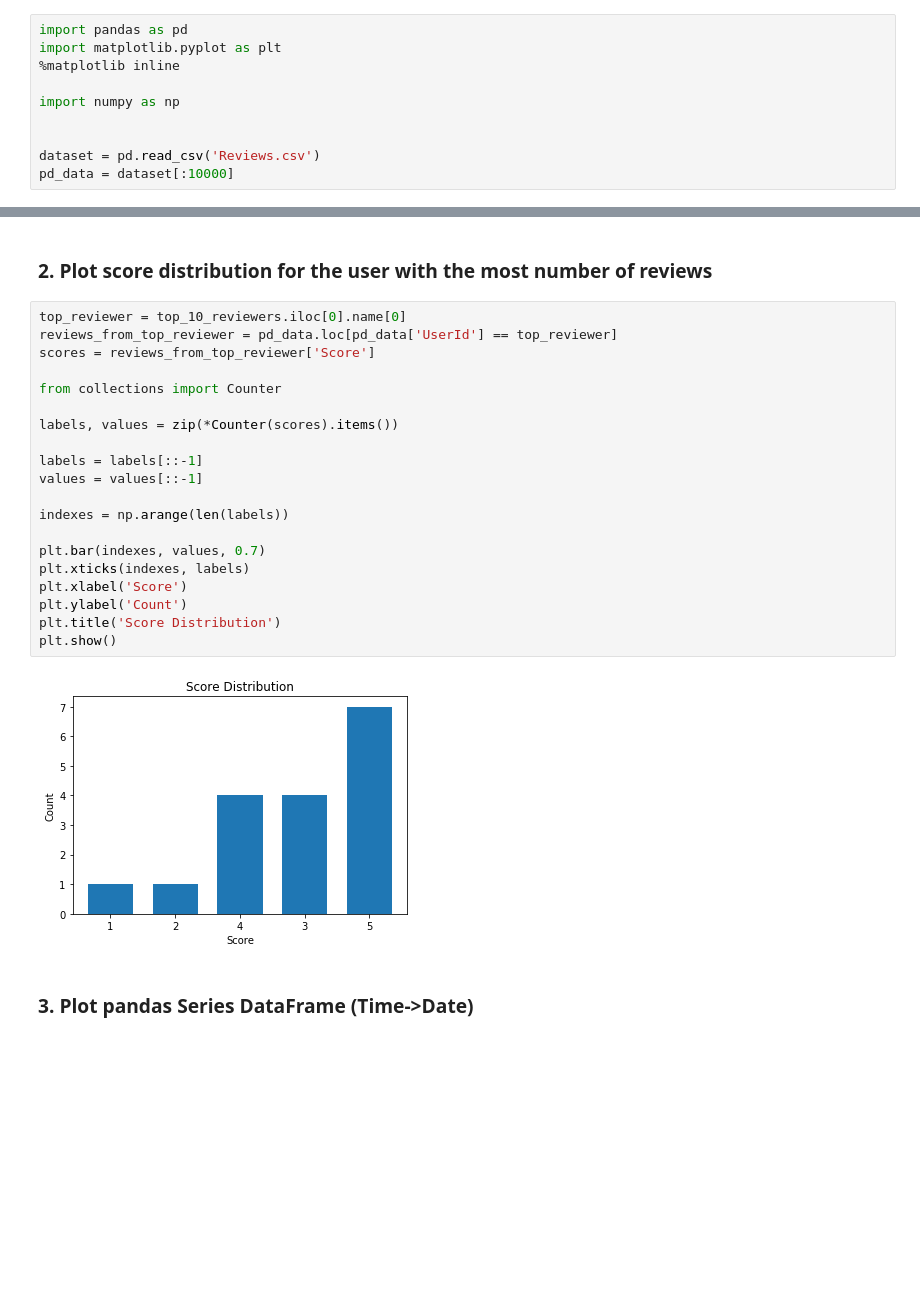
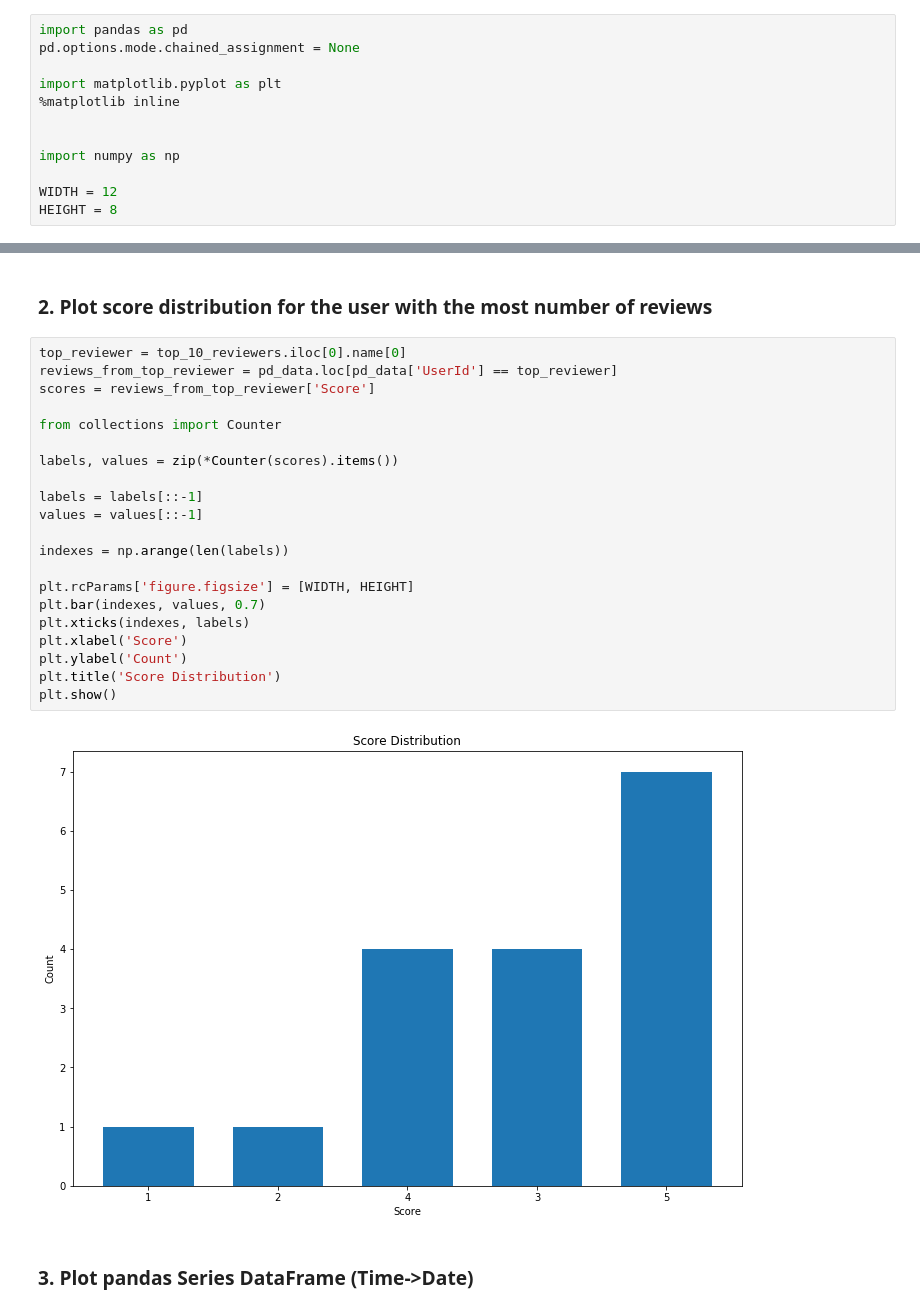
Before and after one commit to Jadezzz/FDA_HW1, a Jupyter notebook: HW1-Solution.ipynb, the cells around one changed output, grey strips where cells are left out. Drawn from its saved outputs; the diff is of its cells as text; blank space fills up the shorter version.

```diff
--- a/HW1-Solution.ipynb
+++ b/HW1-Solution.ipynb
@@ -8,10 +7,12 @@ Dataset: [Reviews.csv](https://drive.google.com/file/d/1JUM5y1o4hYdZIioy2gN-I22a
 # %%
 import pandas as pd
+pd.options.mode.chained_assignment = None
+
 import matplotlib.pyplot as plt
 %matplotlib inline
 
+
 import numpy as np
 
-
-dataset = pd.read_csv('Reviews.csv')
-pd_data = dataset[:10000]
+WIDTH = 12
+HEIGHT = 8
@@ -43,24 +47,25 @@ top_10_reviewers
 # %%
 top_reviewer = top_10_reviewers.iloc[0].name[0]
 reviews_from_top_reviewer = pd_data.loc[pd_data['UserId'] == top_reviewer]
 scores = reviews_from_top_reviewer['Score']
 
 from collections import Counter
 
 labels, values = zip(*Counter(scores).items())
 
 labels = labels[::-1]
 values = values[::-1]
 
 indexes = np.arange(len(labels))
 
+plt.rcParams['figure.figsize'] = [WIDTH, HEIGHT]
 plt.bar(indexes, values, 0.7)
 plt.xticks(indexes, labels)
 plt.xlabel('Score')
 plt.ylabel('Count')
 plt.title('Score Distribution')
 plt.show()
 # %% [output]
-[figure, old version]
+[figure, new version]
 # %% [markdown]
 ### 3. Plot pandas Series DataFrame (Time->Date)
```
Also changed, not shown: parts of 9 cells of this notebook.
